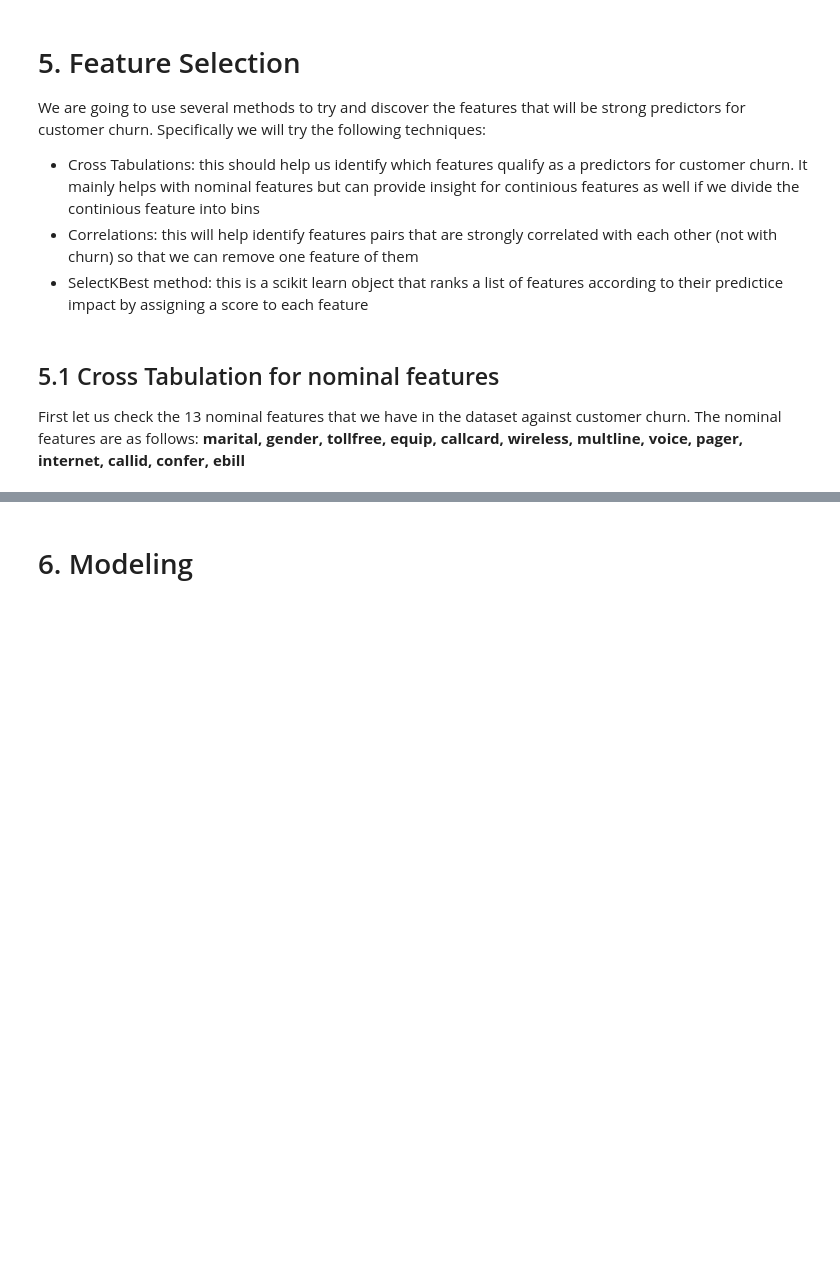
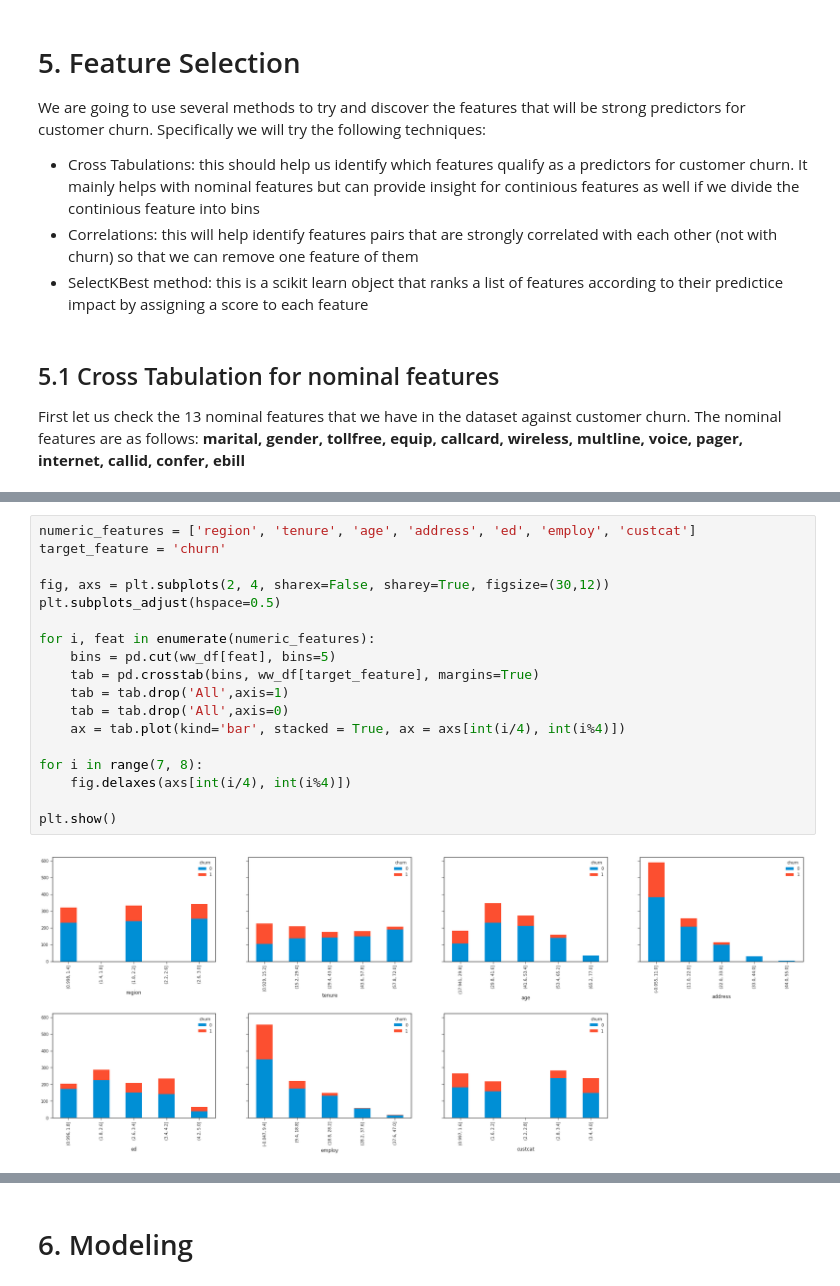
Before and after one commit to walidsi/data-science-bootcamp, a Jupyter notebook: Watson Wireless case.ipynb, the cells around one changed output, grey strips where cells are left out. Drawn from its saved outputs; the diff is of its cells as text; blank space fills up the shorter version.

Commit message:
More crosstab analysis

```diff
--- a/Watson Wireless case.ipynb
+++ b/Watson Wireless case.ipynb
@@ -178,0 +181,20 @@ Next we check the 8 numeric features that we have in the dataset against custome
+# %%
+numeric_features = ['region', 'tenure', 'age', 'address', 'ed', 'employ', 'custcat']
+target_feature = 'churn'
+
+fig, axs = plt.subplots(2, 4, sharex=False, sharey=True, figsize=(30,12))
+plt.subplots_adjust(hspace=0.5)
+
+for i, feat in enumerate(numeric_features):
+    bins = pd.cut(ww_df[feat], bins=5)
+    tab = pd.crosstab(bins, ww_df[target_feature], margins=True)
+    tab = tab.drop('All',axis=1)
+    tab = tab.drop('All',axis=0)
+    ax = tab.plot(kind='bar', stacked = True, ax = axs[int(i/4), int(i%4)])
+
+for i in range(7, 8):
+    fig.delaxes(axs[int(i/4), int(i%4)])
+
+plt.show()
+# %% [output]
+[figure, added]
```
Also changed, not shown: parts of 23 cells of this notebook.
